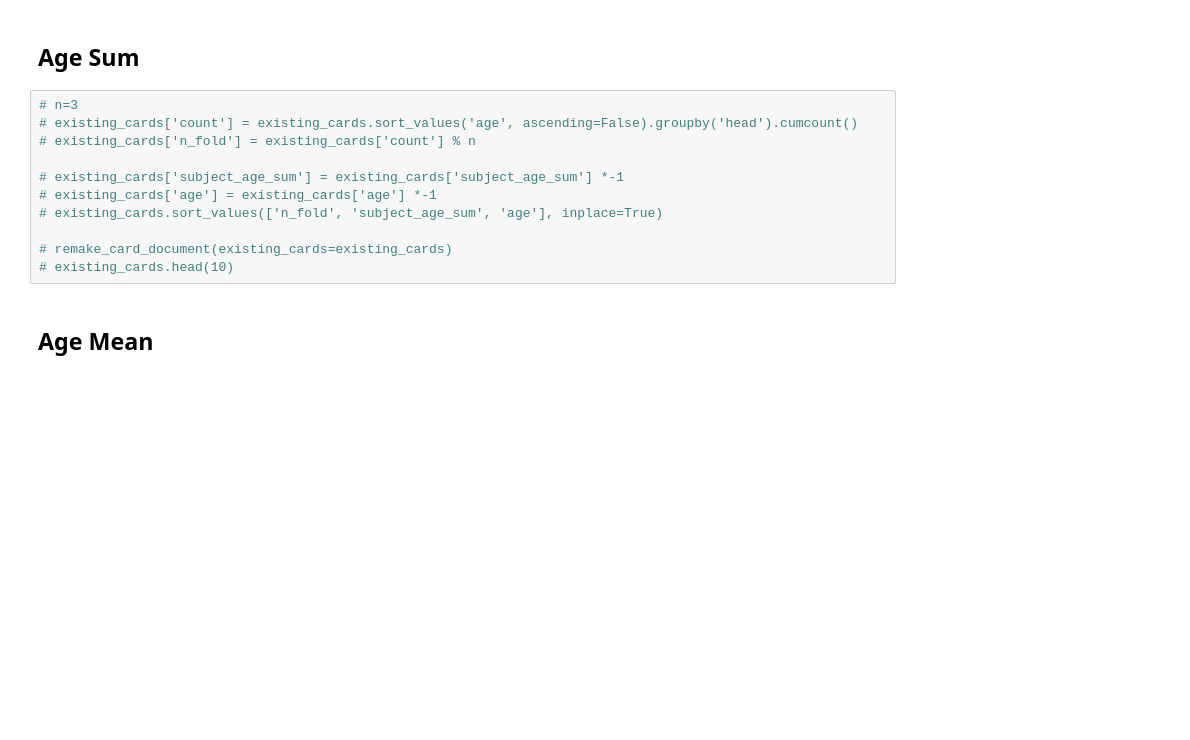
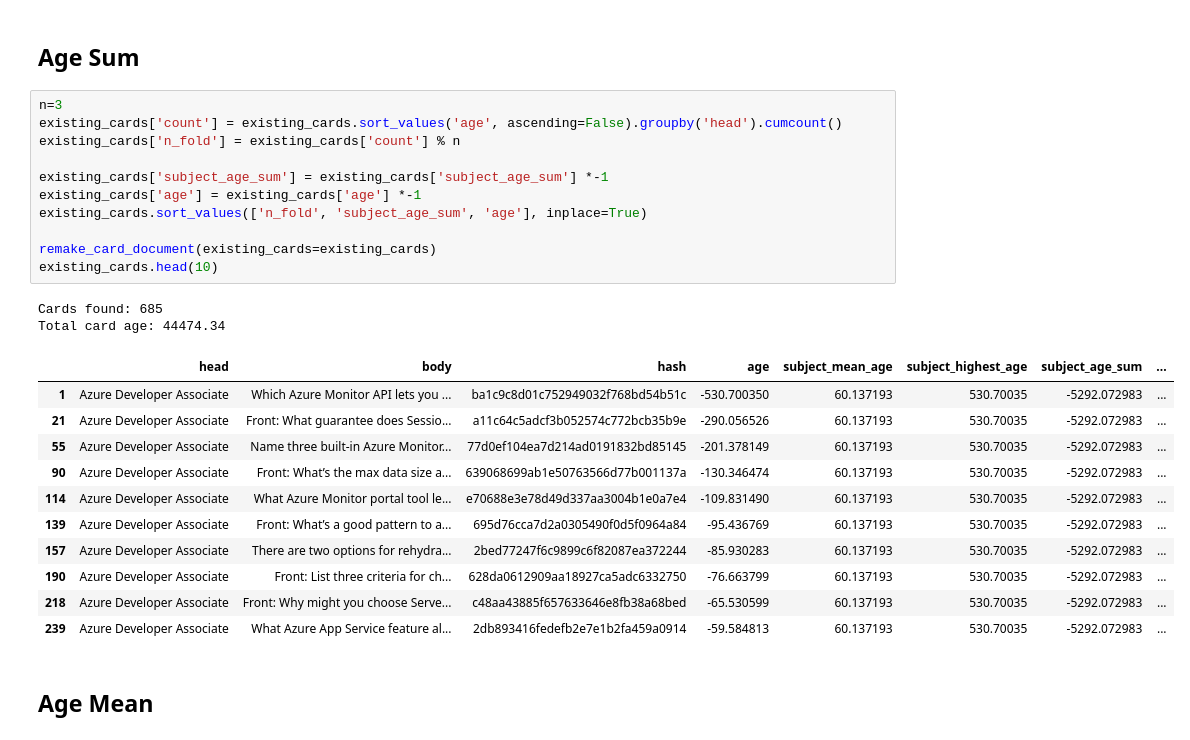
Before and after one commit to JayTY94/Certcards-refresh, a Jupyter notebook: shuffle.ipynb, the cells around one changed output. Saved outputs shown, nothing was run; the diff lists cells and outputs as text; blank space fills up the shorter version.

```diff
--- a/shuffle.ipynb
+++ b/shuffle.ipynb
@@ -198,16 +184,30 @@ Total card age: 48769.45
 # %% [markdown]
 ## Age Sum
 # %%
-# n=3
-# existing_cards['count'] = existing_cards.sort_values('age', ascending=False).groupby('head').cumcount()
-# existing_cards['n_fold'] = existing_cards['count'] % n
+n=3
+existing_cards['count'] = existing_cards.sort_values('age', ascending=False).groupby('head').cumcount()
+existing_cards['n_fold'] = existing_cards['count'] % n
 
-# existing_cards['subject_age_sum'] = existing_cards['subject_age_sum'] *-1
-# existing_cards['age'] = existing_cards['age'] *-1
-# existing_cards.sort_values(['n_fold', 'subject_age_sum', 'age'], inplace=True)
+existing_cards['subject_age_sum'] = existing_cards['subject_age_sum'] *-1
+existing_cards['age'] = existing_cards['age'] *-1
+existing_cards.sort_values(['n_fold', 'subject_age_sum', 'age'], inplace=True)
 
-# remake_card_document(existing_cards=existing_cards)
-# existing_cards.head(10)
+remake_card_document(existing_cards=existing_cards)
+existing_cards.head(10)
+# %% [output]
+Cards found: 685
+Total card age: 44474.34
+|  | head | body | hash | age | subject_mean_age | subject_highest_age | subject_age_sum | ... |
+| 1 | Azure Developer Associate | Which Azure Monitor API lets you ... | ba1c9c8d01c752949032f768bd54b51c | -530.700350 | 60.137193 | 530.70035 | -5292.072983 | ... |
+| 21 | Azure Developer Associate | Front: What guarantee does Sessio... | a11c64c5adcf3b052574c772bcb35b9e | -290.056526 | 60.137193 | 530.70035 | -5292.072983 | ... |
+| 55 | Azure Developer Associate | Name three built-in Azure Monitor... | 77d0ef104ea7d214ad0191832bd85145 | -201.378149 | 60.137193 | 530.70035 | -5292.072983 | ... |
+| 90 | Azure Developer Associate | Front: What’s the max data size a... | 639068699ab1e50763566d77b001137a | -130.346474 | 60.137193 | 530.70035 | -5292.072983 | ... |
+| 114 | Azure Developer Associate | What Azure Monitor portal tool le... | e70688e3e78d49d337aa3004b1e0a7e4 | -109.831490 | 60.137193 | 530.70035 | -5292.072983 | ... |
+| 139 | Azure Developer Associate | Front: What’s a good pattern to a... | 695d76cca7d2a0305490f0d5f0964a84 | -95.436769 | 60.137193 | 530.70035 | -5292.072983 | ... |
+| 157 | Azure Developer Associate | There are two options for rehydra... | 2bed77247f6c9899c6f82087ea372244 | -85.930283 | 60.137193 | 530.70035 | -5292.072983 | ... |
+| 190 | Azure Developer Associate | Front: List three criteria for ch... | 628da0612909aa18927ca5adc6332750 | -76.663799 | 60.137193 | 530.70035 | -5292.072983 | ... |
+| 218 | Azure Developer Associate | Front: Why might you choose Serve... | c48aa43885f657633646e8fb38a68bed | -65.530599 | 60.137193 | 530.70035 | -5292.072983 | ... |
+| 239 | Azure Developer Associate | What Azure App Service feature al... | 2db893416fedefb2e7e1b2fa459a0914 | -59.584813 | 60.137193 | 530.70035 | -5292.072983 | ... |
 # %% [markdown]
 ## Age Mean
 # %%
```
Also changed, not shown: parts of 6 cells of this notebook, 3 other files.
